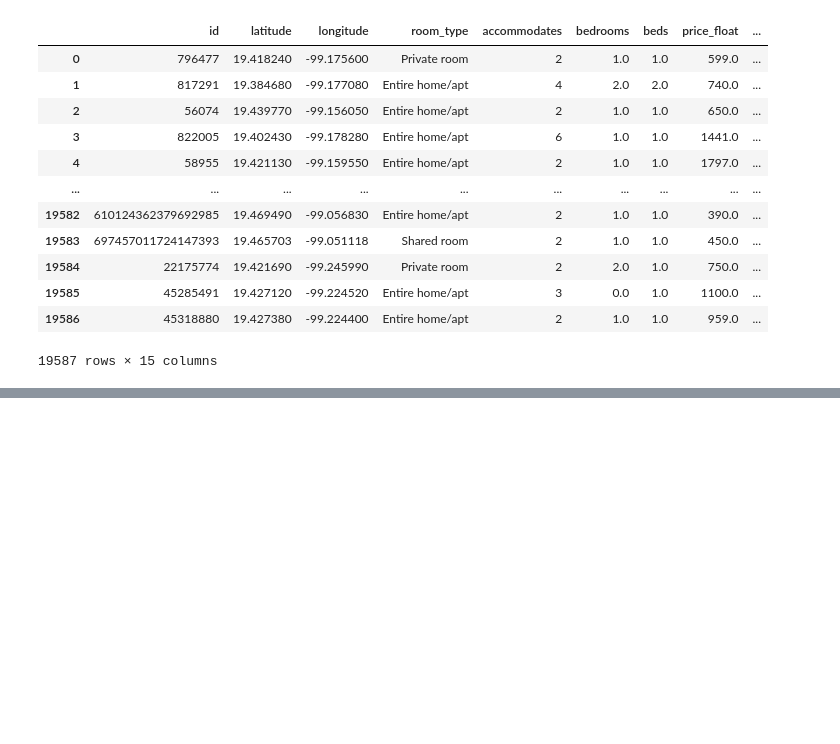
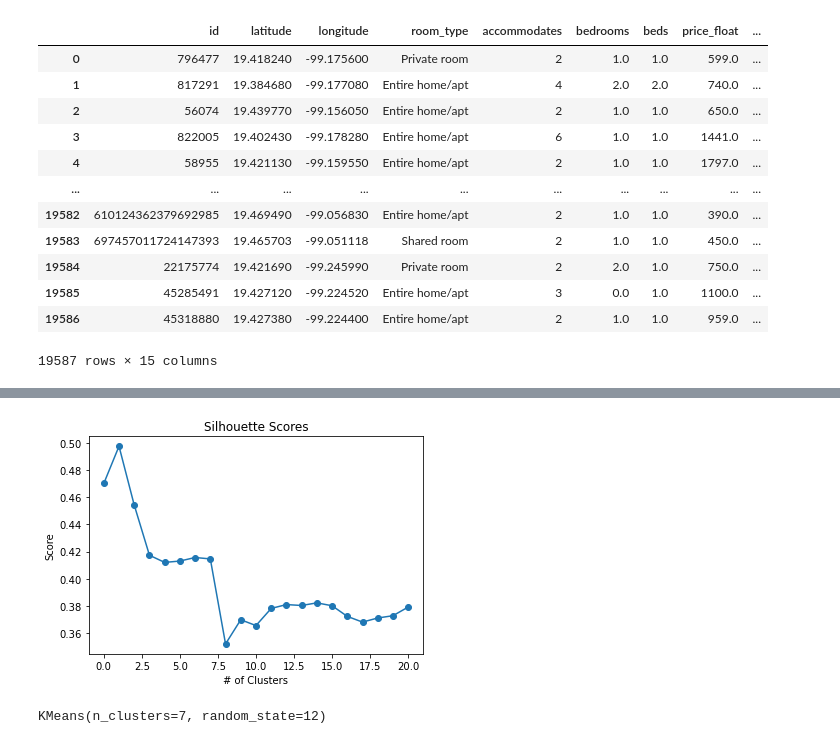
Before and after one commit to pezpet/airbnb-cdmx, a Jupyter notebook: EDA.ipynb, the cells around one changed output, grey strips where cells are left out. Saved outputs shown, nothing was run; the diff lists cells and outputs as text; code cells hidden in the pictures; blank space fills up the shorter version.

```diff
--- a/EDA.ipynb
+++ b/EDA.ipynb
@@ -246,0 +287,12 @@ clustered
+# %%
+plt.plot(silhouette_list[:21], marker='o')
+plt.xlabel('# of Clusters')
+plt.ylabel('Score')
+plt.title('Silhouette Scores');
+# %% [output]
+[figure, added]
+# %%
+kmeans2 = KMeans(n_clusters=7, random_state=12)
+kmeans2.fit(X2)
+# %% [output]
+KMeans(n_clusters=7, random_state=12)
```
Also changed, not shown: parts of 9 cells of this notebook, 1 other file.
